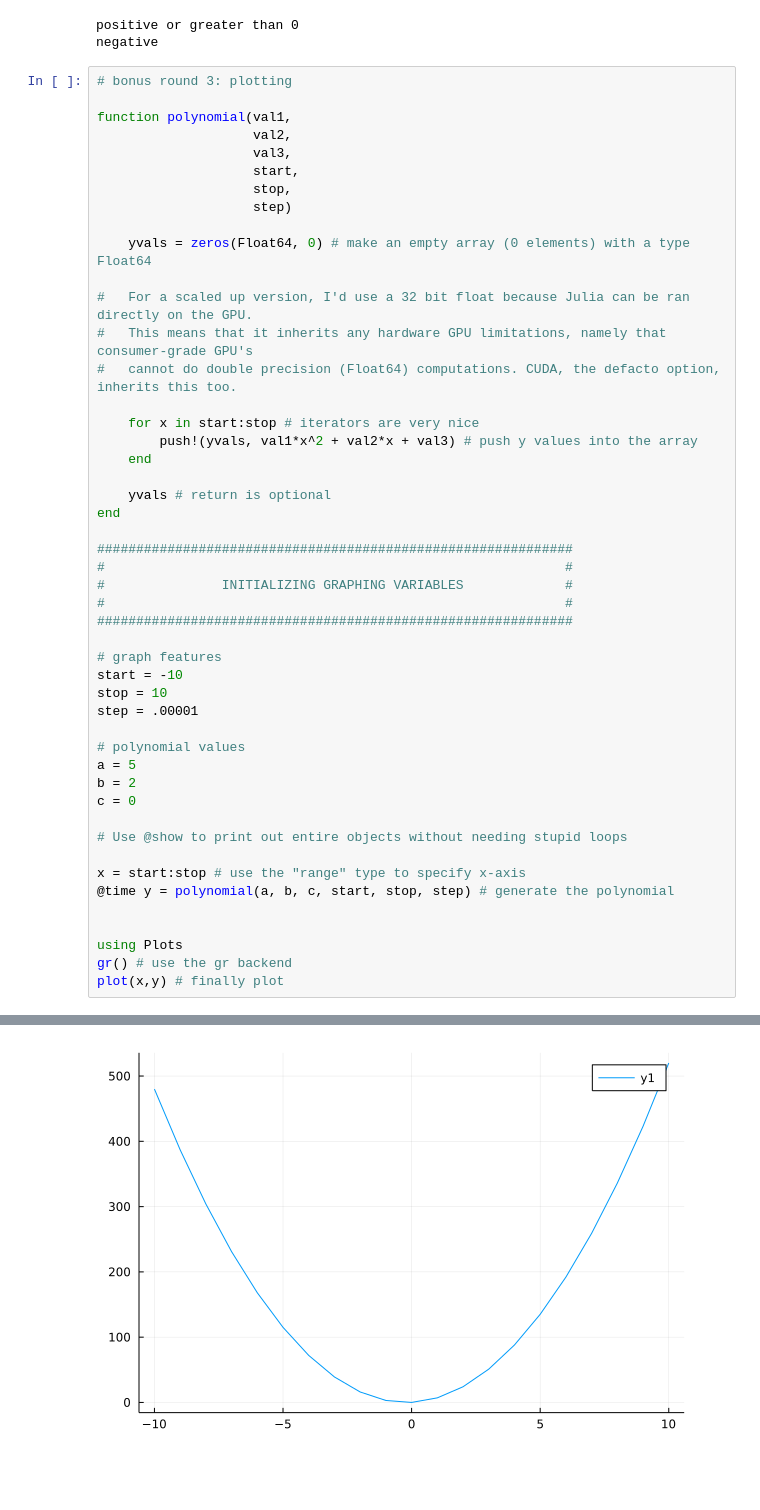
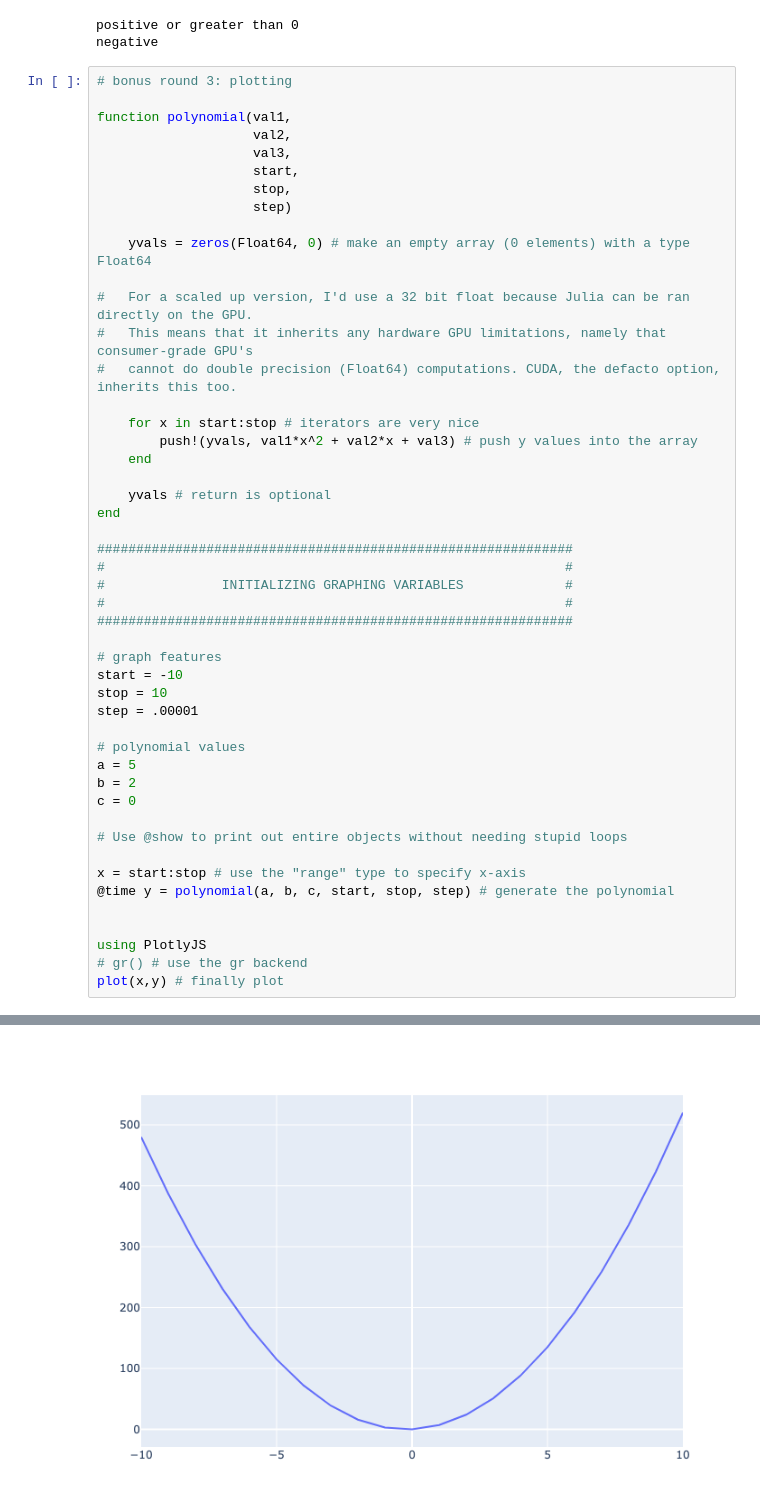
Before and after one commit to np22-jpg/COSMOS.jl, a Jupyter notebook: lab1.ipynb, the cells around one changed output, grey strips where cells are left out. Saved outputs shown, nothing was run; the diff lists cells and outputs as text; blank space fills up the shorter version.

```diff
--- a/lab1.ipynb
+++ b/lab1.ipynb
@@ -186,7 +186,7 @@ x = start:stop # use the "range" type to specify x-axis
 @time y = polynomial(a, b, c, start, stop, step) # generate the polynomial
 
 
-using Plots
-gr() # use the gr backend
+using PlotlyJS
+# gr() # use the gr backend
 plot(x,y) # finally plot
 # %% [output]
@@ -194 +194 @@ plot(x,y) # finally plot
-[figure, old version]
+[figure, new version]
```
Also changed, not shown: parts of 2 cells of this notebook, 4 other files.
